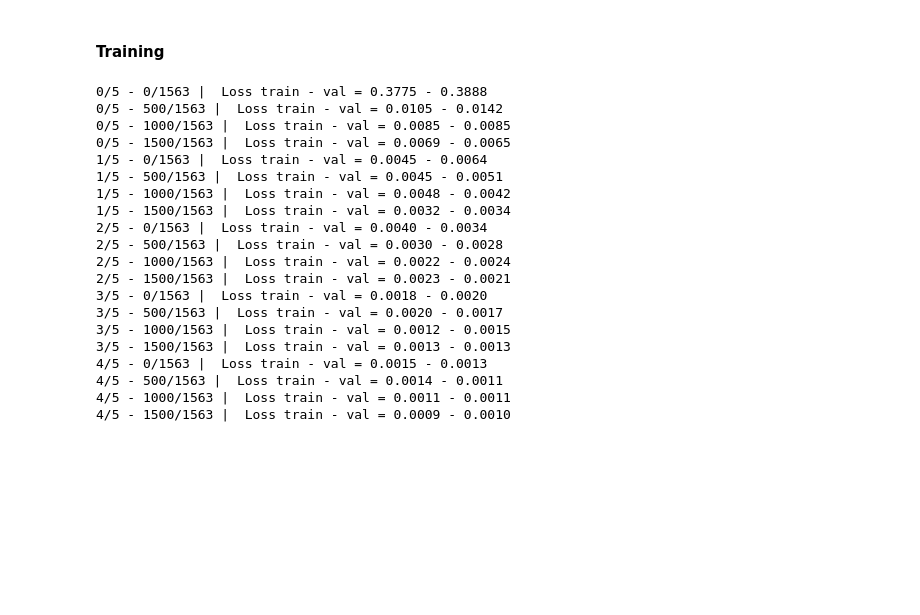
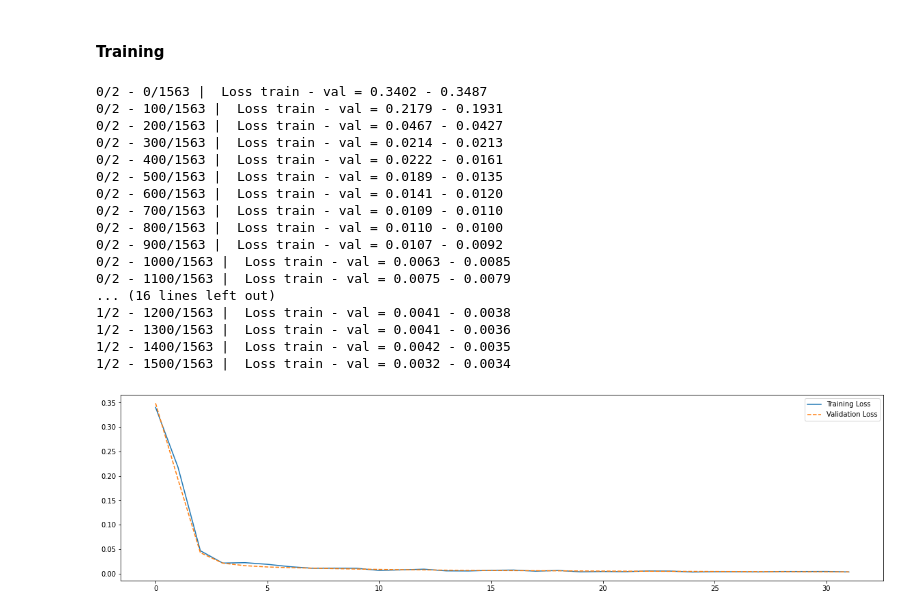
Before and after one commit to AminAlam/RNN-Denoiser, a Jupyter notebook: RNN_Denoiser.ipynb, the cells around one changed output. Saved outputs shown, nothing was run; the diff lists cells and outputs as text; code cells hidden in the pictures; blank space fills up the shorter version.

```diff
--- a/RNN_Denoiser.ipynb
+++ b/RNN_Denoiser.ipynb
@@ -253,6 +251,9 @@ def validation():
   return Loss
 # %%
 def train(print_every):
+    loss_valid = []
+    loss_train = []
+
     num_itters = len(train_loader)
     for epoch in range(num_epochs):
         step = 0
@@ -265,45 +266,52 @@ def train(print_every):
             loss.backward()
             optimizer.step()
             if step % print_every == 0:
-              loss_val = validation()
-              stats = '{2}/{3} - {0}/{1} |  Loss train - val = {4:.4f} - {5:.4f}'.format(
-                    idx, num_itters, epoch, num_epochs, loss.item(), loss_val)
-              print('\r' + stats)
+                loss_val = validation()
+                stats = '{2}/{3} - {0}/{1} |  Loss train - val = {4:.4f} - {5:.4f}'.format(
+                        idx, num_itters, epoch, num_epochs, loss.item(), loss_val)
+                print('\r' + stats)
+                loss_valid.append(loss_val)
+                loss_train.append(loss.item())
             step+=1
+    return loss_valid, loss_train
 # %%
-num_epochs = 5
+num_epochs = 2
 input_dim = 1
 hidden_size = 30
 num_layers = 1
 lr = 3e-4
 
 Net = DenoiserLSTM(input_dim, hidden_size, 1).to(device)
 criterion = nn.MSELoss().to(device)
 optimizer = optim.Adam(Net.parameters(),lr=lr)
 
-train_loader, test_loader = get_loader(50000)
-train(500)
+train_loader, test_loader = get_loader(50000,variance=0.1)
+loss_val, loss_train = train(100)
+
+fig, axes = plt.subplots(1, 1, figsize=(20,5))
+plt.plot(loss_train, label='Training Loss')
+plt.plot(loss_val, '--',label='Validation Loss')
+plt.legend()
+plt.show()
 # %% [output]
-0/5 - 0/1563 |  Loss train - val = 0.3775 - 0.3888
-0/5 - 500/1563 |  Loss train - val = 0.0105 - 0.0142
-0/5 - 1000/1563 |  Loss train - val = 0.0085 - 0.0085
-0/5 - 1500/1563 |  Loss train - val = 0.0069 - 0.0065
-1/5 - 0/1563 |  Loss train - val = 0.0045 - 0.0064
-1/5 - 500/1563 |  Loss train - val = 0.0045 - 0.0051
-1/5 - 1000/1563 |  Loss train - val = 0.0048 - 0.0042
-1/5 - 1500/1563 |  Loss train - val = 0.0032 - 0.0034
-2/5 - 0/1563 |  Loss train - val = 0.0040 - 0.0034
-2/5 - 500/1563 |  Loss train - val = 0.0030 - 0.0028
-2/5 - 1000/1563 |  Loss train - val = 0.0022 - 0.0024
-2/5 - 1500/1563 |  Loss train - val = 0.0023 - 0.0021
-3/5 - 0/1563 |  Loss train - val = 0.0018 - 0.0020
-3/5 - 500/1563 |  Loss train - val = 0.0020 - 0.0017
-3/5 - 1000/1563 |  Loss train - val = 0.0012 - 0.0015
-3/5 - 1500/1563 |  Loss train - val = 0.0013 - 0.0013
-4/5 - 0/1563 |  Loss train - val = 0.0015 - 0.0013
-4/5 - 500/1563 |  Loss train - val = 0.0014 - 0.0011
-4/5 - 1000/1563 |  Loss train - val = 0.0011 - 0.0011
-4/5 - 1500/1563 |  Loss train - val = 0.0009 - 0.0010
+0/2 - 0/1563 |  Loss train - val = 0.3402 - 0.3487
+0/2 - 100/1563 |  Loss train - val = 0.2179 - 0.1931
+0/2 - 200/1563 |  Loss train - val = 0.0467 - 0.0427
+0/2 - 300/1563 |  Loss train - val = 0.0214 - 0.0213
+0/2 - 400/1563 |  Loss train - val = 0.0222 - 0.0161
+0/2 - 500/1563 |  Loss train - val = 0.0189 - 0.0135
+0/2 - 600/1563 |  Loss train - val = 0.0141 - 0.0120
+0/2 - 700/1563 |  Loss train - val = 0.0109 - 0.0110
+0/2 - 800/1563 |  Loss train - val = 0.0110 - 0.0100
+0/2 - 900/1563 |  Loss train - val = 0.0107 - 0.0092
+0/2 - 1000/1563 |  Loss train - val = 0.0063 - 0.0085
+0/2 - 1100/1563 |  Loss train - val = 0.0075 - 0.0079
+... (16 lines left out)
+1/2 - 1200/1563 |  Loss train - val = 0.0041 - 0.0038
+1/2 - 1300/1563 |  Loss train - val = 0.0041 - 0.0036
+1/2 - 1400/1563 |  Loss train - val = 0.0042 - 0.0035
+1/2 - 1500/1563 |  Loss train - val = 0.0032 - 0.0034
+[figure, added]
 # %%
 for idx, (noisy_data, main_data) in enumerate(test_loader):
     input2net = noisy_data.unsqueeze(2).float()
```
Also changed, not shown: parts of 44 cells of this notebook.
